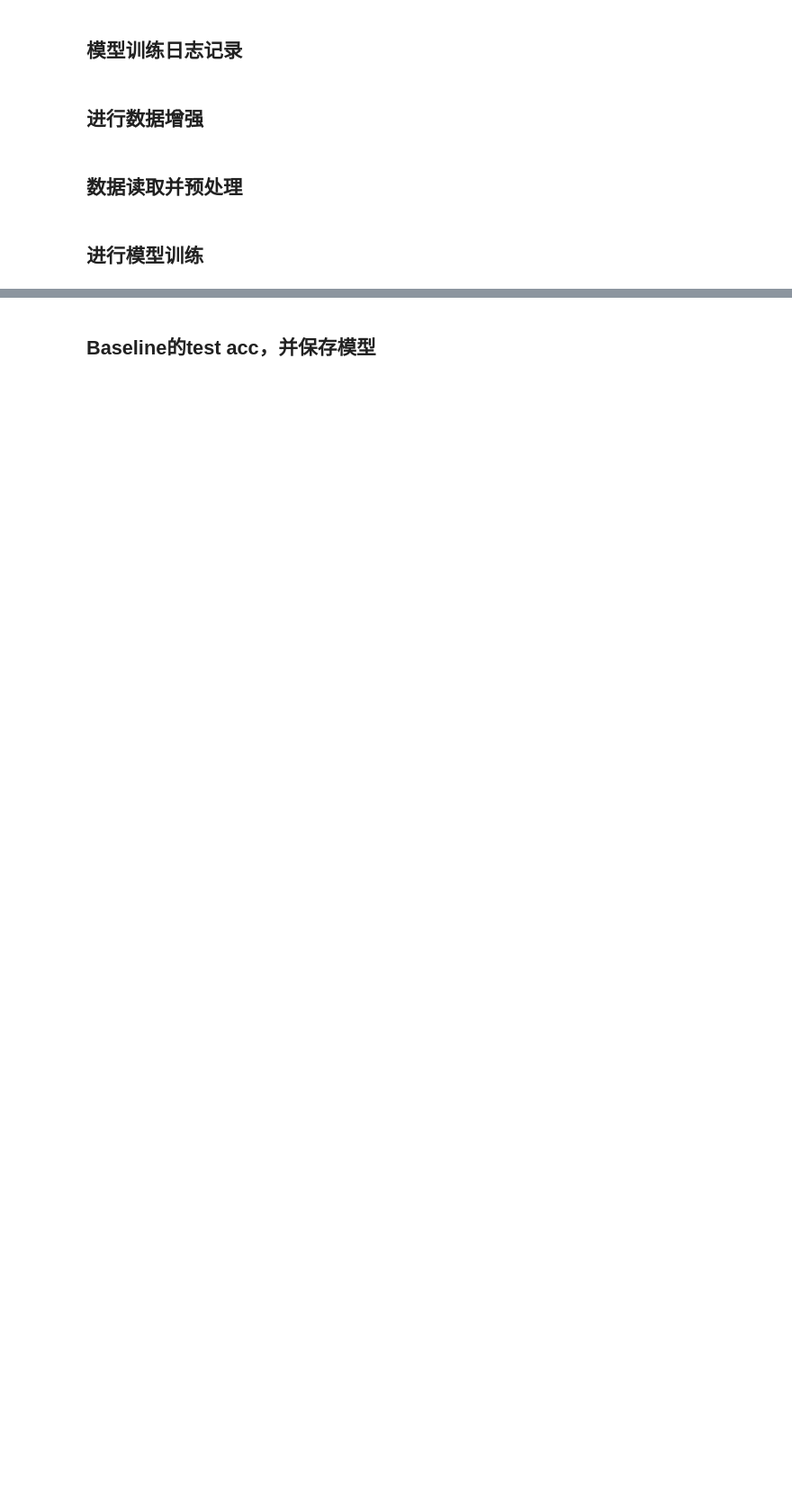
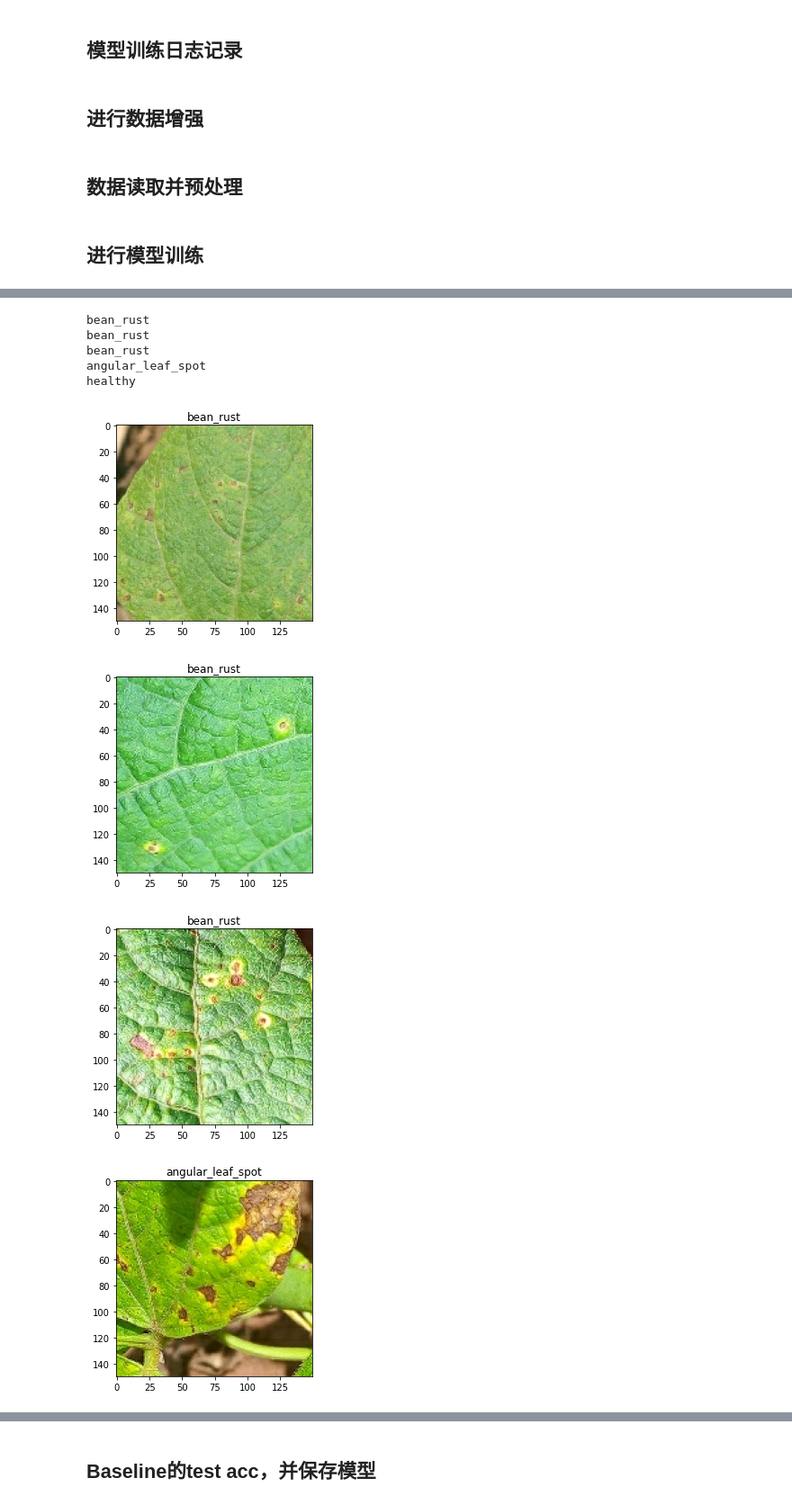
Before and after one commit to MaoXianXin/tutorial, a Jupyter notebook: Classification/VGG16/VGG16Classification.ipynb, the cells around one changed output, grey strips where cells are left out. Shown at 90% size. Saved outputs shown, nothing was run; the diff lists cells and outputs as text; code cells hidden in the pictures; blank space fills up the shorter version.

```diff
--- a/Classification/VGG16/VGG16Classification.ipynb
+++ b/Classification/VGG16/VGG16Classification.ipynb
@@ -113,8 +114,7 @@ def VGG16(input_shape=(150, 150, 3),
     weights_path = keras_utils.get_file(
         'vgg16_weights_tf_dim_ordering_tf_kernels_notop.h5',  # 此处加载的是不存在全连接层的预训练模型
         WEIGHTS_PATH_NO_TOP,
-        cache_subdir='models',
-        file_hash='6d6bbae143d832006294945121d1f1fc')
+        cache_subdir='models')
     model.load_weights(weights_path, by_name=True)
     # 加载在ImageNet上预训练过的模型，注意by_name参数很有用，把layer和layer name对应上了
 
@@ -174,7 +174,8 @@ def augment(image,label):
     split=['test', 'train', 'validation'], # 这里的raw_test和split的'test'对应，raw_train和split的'train'对应
     with_info=True, # 这个参数和metadata对应
     as_supervised=True, # 这个参数的作用是返回tuple形式的(input, label),举个例子，raw_test=tuple(input, label)
-    shuffle_files=True  # 对数据进行扰乱操作，可以自己体会下设置成False时，下面imshow的时候的结果差别
+    shuffle_files=True,  # 对数据进行扰乱操作，可以自己体会下设置成False时，下面imshow的时候的结果差别
+    data_dir='./tensorflow_datasets'
 )
 
 BATCH_SIZE = 4
@@ -216,0 +220,20 @@ Epoch 20/20
+# %%
+get_label_name = metadata.features['label'].int2str
+
+for image, label in raw_test.take(5):
+    image, label = convert(image, label)
+    predict = np.argmax(model.predict(np.expand_dims(image, axis=0)))
+    print(get_label_name(predict))
+    plt.figure()
+    plt.imshow(image)
+    plt.title(get_label_name(label))
+# %% [output]
+bean_rust
+bean_rust
+bean_rust
+angular_leaf_spot
+healthy
+[figure, added]
+[figure, added]
+[figure, added]
+[figure, added]
```
Also changed, not shown: parts of 5 cells of this notebook, 4 other files.
